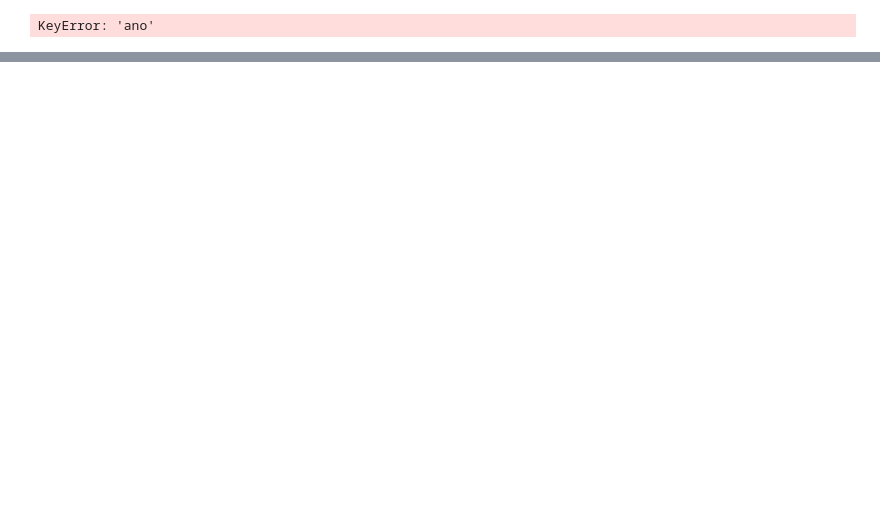
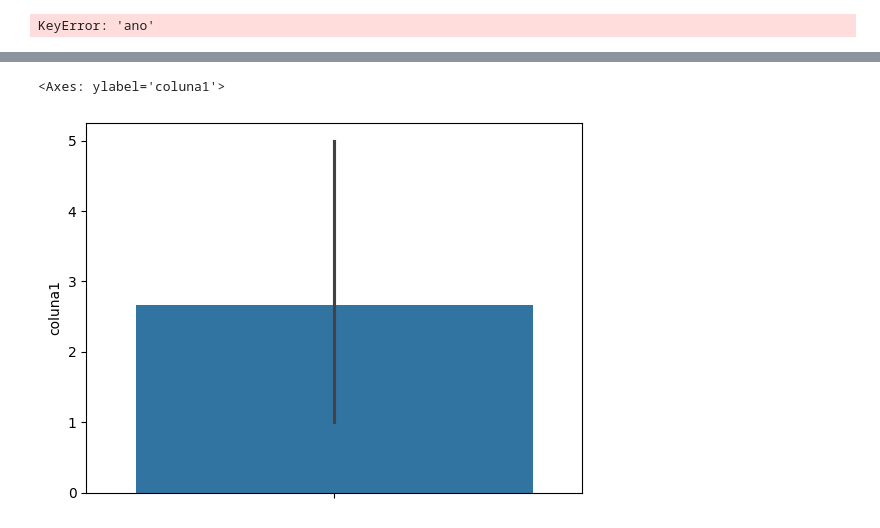
Before and after one commit to rosangela1981/AutomacaoSemcomplicacaoAPI2.0_turma3, a Jupyter notebook: 2_Aula_Imersão_Dados_python.ipynb, the cells around one changed output, grey strips where cells are left out. Saved outputs shown, nothing was run; the diff lists cells and outputs as text; code cells hidden in the pictures; blank space fills up the shorter version.

```diff
--- a/2_Aula_Imersão_Dados_python.ipynb
+++ b/2_Aula_Imersão_Dados_python.ipynb
@@ -174,0 +222,15 @@ Index(['longitude', 'latitude', 'housing_median_age', 'total_rooms',
+# %%
+import pandas as pd
+
+# Exemplo: Se 'df' fosse para carregar dados de um CSV:
+# df = pd.read_csv('seu_arquivo.csv')
+
+# Ou, para fins de demonstração, crie um DataFrame de exemplo:
+df = pd.DataFrame({
+    'coluna1': [1, 2, 3, None, 5],
+    'coluna2': ['A', 'B', None, 'D', 'E'],
+    'coluna3': [10, 20, 30, 40, 50]
+})
+
+df_limpo = df.dropna()
+df_limpo.head()
@@ -174,0 +264,5 @@ Index(['longitude', 'latitude', 'housing_median_age', 'total_rooms',
+# %%
+sns.barplot(data=df_limpo,  y='coluna1') # Alterado 'usd' para 'coluna1' como exemplo
+# %% [output]
+<Axes: ylabel='coluna1'>
+[figure, added]
```
Also changed, not shown: parts of 15 cells of this notebook.
